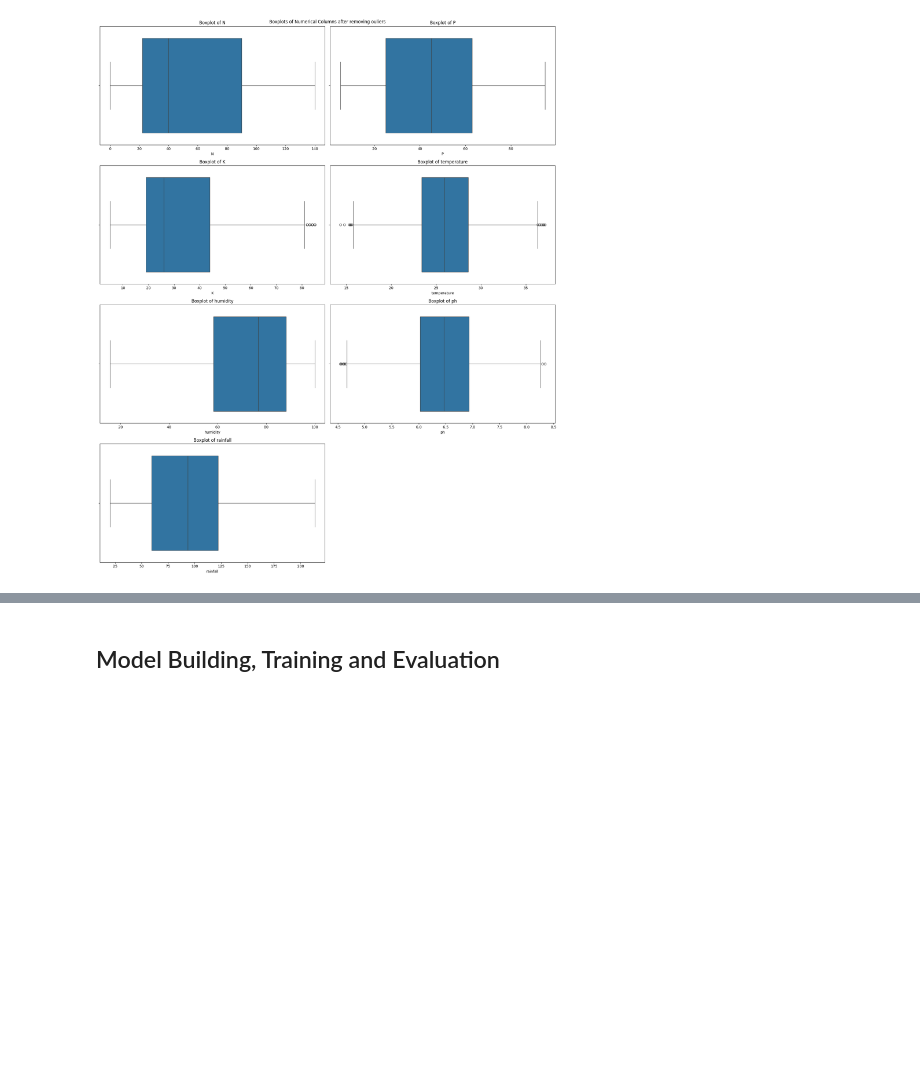
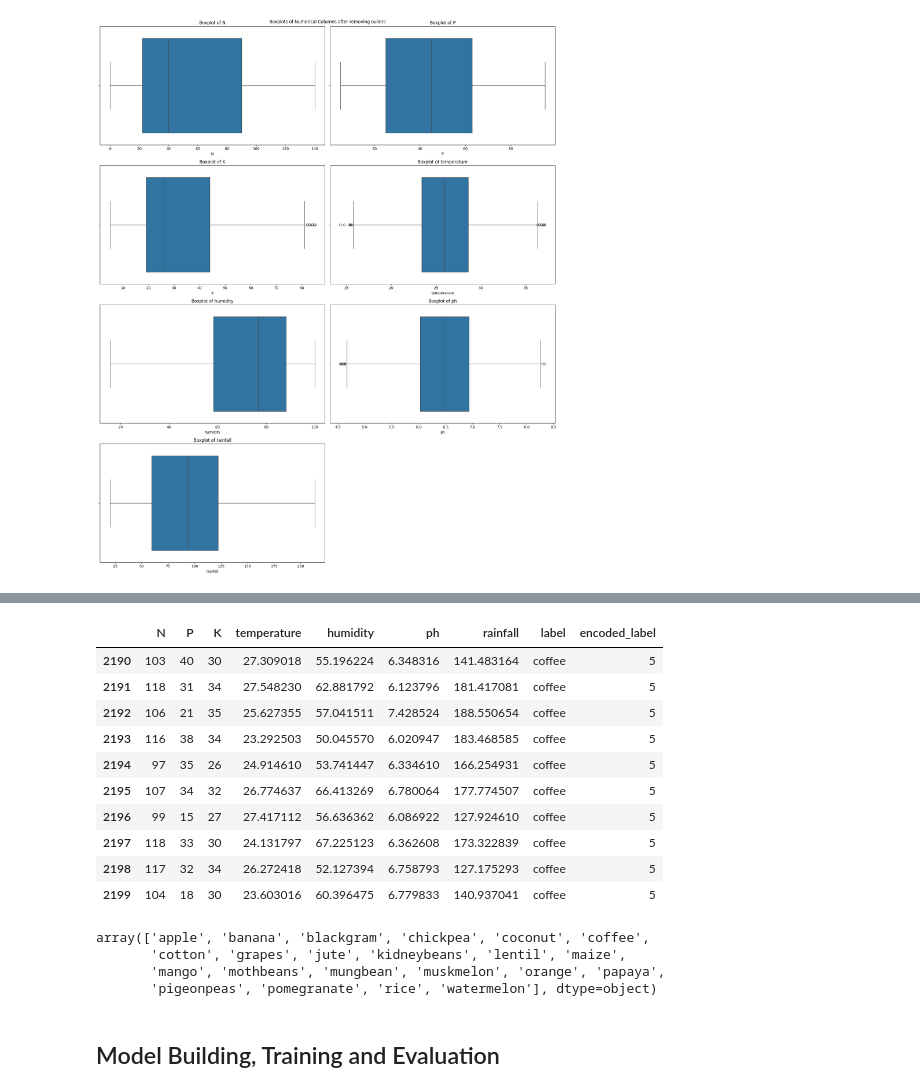
Before and after one commit to Caramel-Labs/pohora.lk, a Jupyter notebook: notebooks/CropRecommendation.ipynb, the cells around one changed output, grey strips where cells are left out. Saved outputs shown, nothing was run; the diff lists cells and outputs as text; code cells hidden in the pictures; blank space fills up the shorter version.

```diff
--- a/notebooks/CropRecommendation.ipynb
+++ b/notebooks/CropRecommendation.ipynb
@@ -330,3 +350,27 @@ plt.show()
+# %%
+crop_df.tail(10)
+# %% [output]
+|  | N | P | K | temperature | humidity | ph | rainfall | label | encoded_label |
+| 2190 | 103 | 40 | 30 | 27.309018 | 55.196224 | 6.348316 | 141.483164 | coffee | 5 |
+| 2191 | 118 | 31 | 34 | 27.548230 | 62.881792 | 6.123796 | 181.417081 | coffee | 5 |
+| 2192 | 106 | 21 | 35 | 25.627355 | 57.041511 | 7.428524 | 188.550654 | coffee | 5 |
+| 2193 | 116 | 38 | 34 | 23.292503 | 50.045570 | 6.020947 | 183.468585 | coffee | 5 |
+| 2194 | 97 | 35 | 26 | 24.914610 | 53.741447 | 6.334610 | 166.254931 | coffee | 5 |
+| 2195 | 107 | 34 | 32 | 26.774637 | 66.413269 | 6.780064 | 177.774507 | coffee | 5 |
+| 2196 | 99 | 15 | 27 | 27.417112 | 56.636362 | 6.086922 | 127.924610 | coffee | 5 |
+| 2197 | 118 | 33 | 30 | 24.131797 | 67.225123 | 6.362608 | 173.322839 | coffee | 5 |
+| 2198 | 117 | 32 | 34 | 26.272418 | 52.127394 | 6.758793 | 127.175293 | coffee | 5 |
+| 2199 | 104 | 18 | 30 | 23.603016 | 60.396475 | 6.779833 | 140.937041 | coffee | 5 |
+# %%
+# Check original labels
+labels = encoder.classes_
+
+labels
+# %% [output]
+array(['apple', 'banana', 'blackgram', 'chickpea', 'coconut', 'coffee',
+       'cotton', 'grapes', 'jute', 'kidneybeans', 'lentil', 'maize',
+       'mango', 'mothbeans', 'mungbean', 'muskmelon', 'orange', 'papaya',
+       'pigeonpeas', 'pomegranate', 'rice', 'watermelon'], dtype=object)
 # %%
 # Split data for training and testing
 
```
Also changed, not shown: parts of 14 cells of this notebook.
